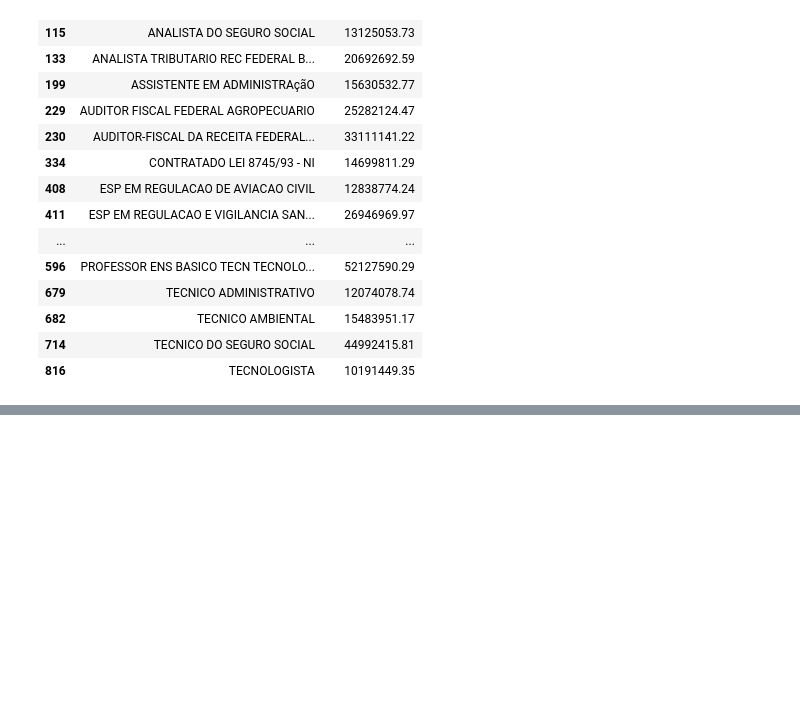
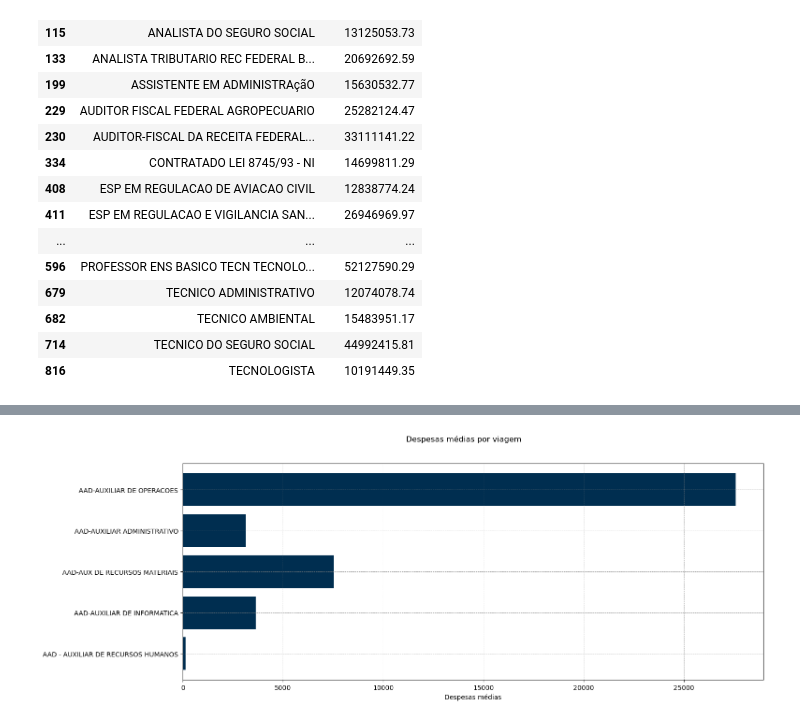
Before and after one commit to fhaelmarinho/analise_de_dados-portal_da_tranparencia, a Jupyter notebook: Governo Federal - Analise Dados de Viagem.ipynb, the cells around one changed output, grey strips where cells are left out. Saved outputs shown, nothing was run; the diff lists cells and outputs as text; code cells hidden in the pictures; blank space fills up the shorter version.

```diff
--- a/Governo Federal - Analise Dados de Viagem.ipynb
+++ b/Governo Federal - Analise Dados de Viagem.ipynb
@@ -181,0 +210,10 @@ gastos_totais_por_cargo[gastos_totais_por_cargo['Despesas totais']> 10_000_000]
+# %%
+fig, ax = plt.subplots(figsize=(16,6))
+ax.barh(df_final["Cargo"], df_final["despesa_media"], color="#002e50")
+fig.suptitle("Despesas médias por viagem")
+plt.grid(color="gray", linestyle="--", linewidth=0.5)
+plt.xlabel("Despesas médias")
+
+plt.show()
+# %% [output]
+[figure, added]
```
Also changed, not shown: parts of 5 cells of this notebook.
